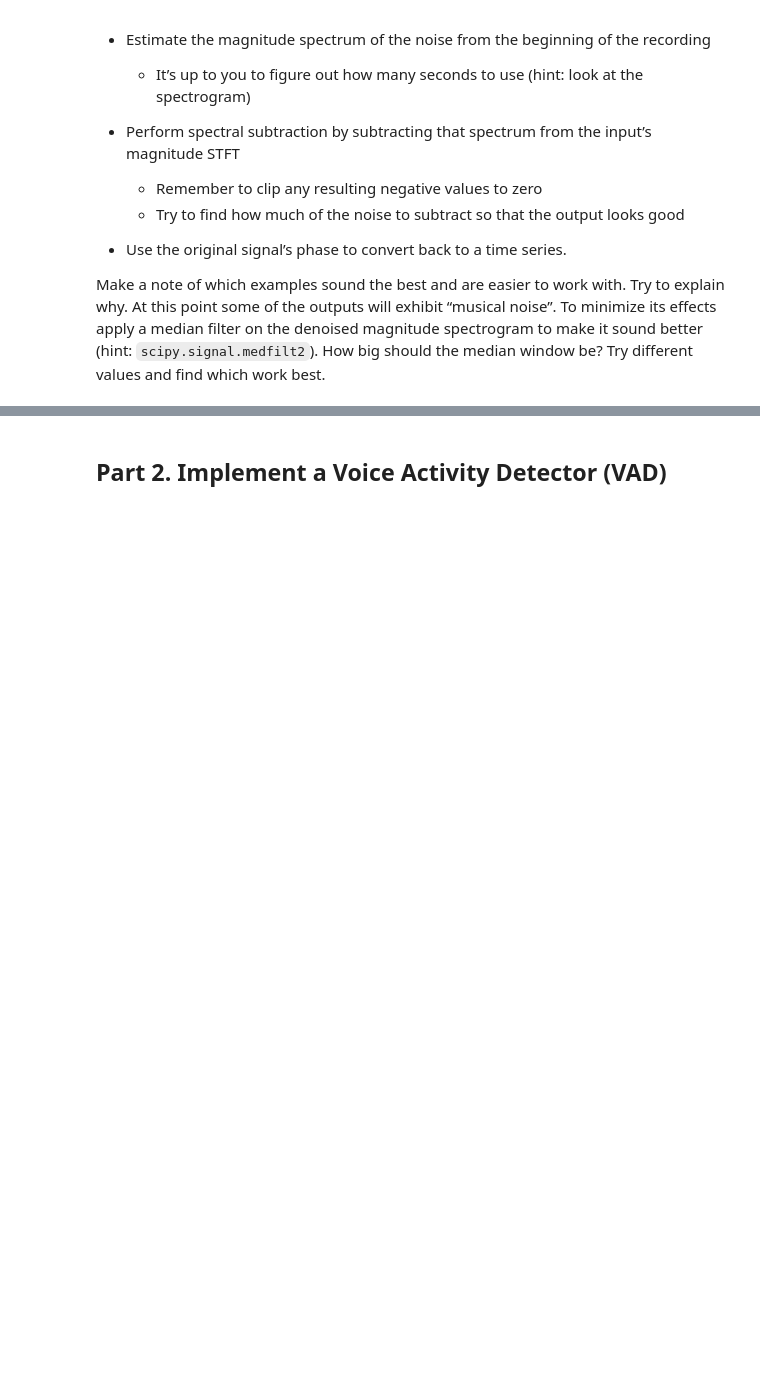
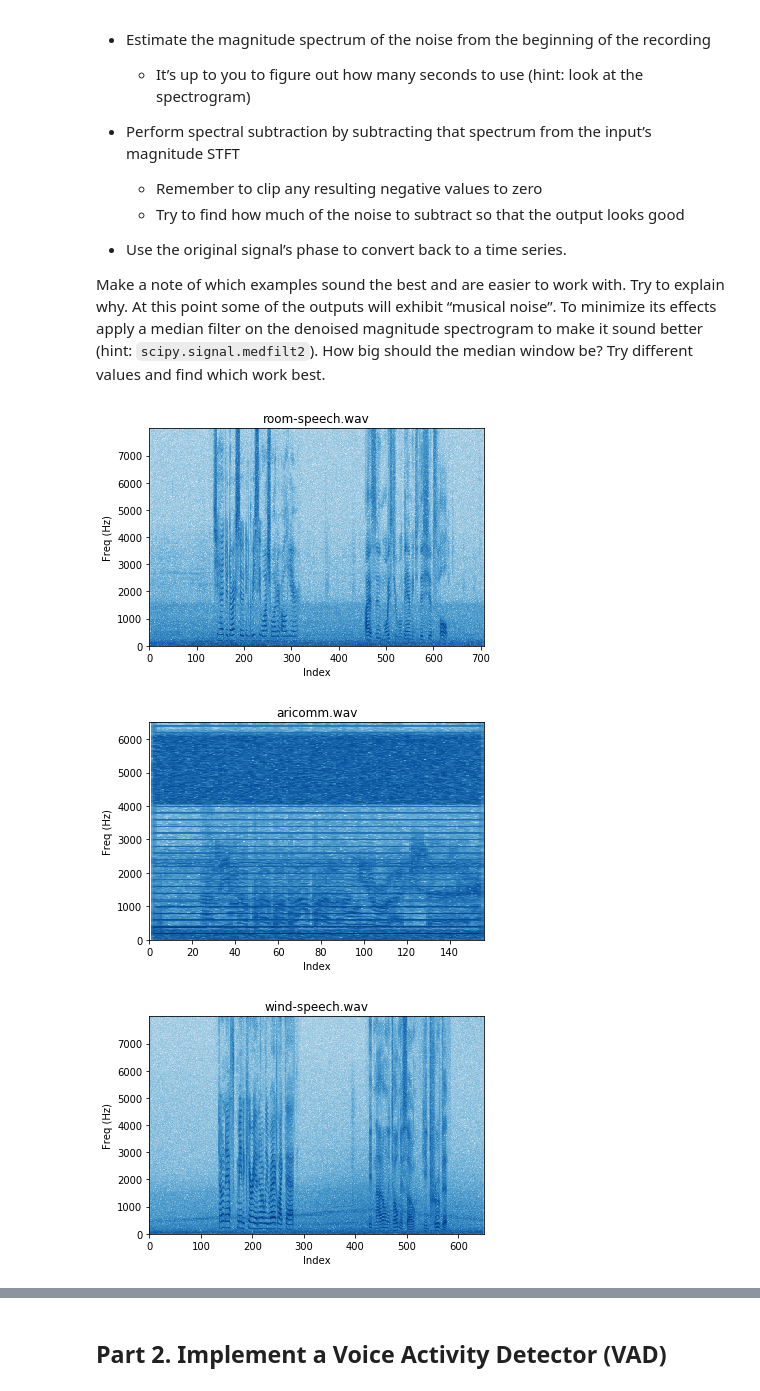
Before and after one commit to taiyingchen/CS498PS, a Jupyter notebook: Lab_6.ipynb, the cells around one changed output, grey strips where cells are left out. Cells and saved outputs as stored; diff of their text form; code cells hidden in the pictures; blank space fills up the shorter version.

```diff
--- a/Lab_6.ipynb
+++ b/Lab_6.ipynb
@@ -30,0 +91,21 @@ raise NotImplementedError()
+# %%
+fs_room, x_room = wavfile.read('data/room-speech.wav')
+fs_atc, x_atc = wavfile.read('data/aircomm.wav')
+fs_wind, x_wind = wavfile.read('data/wind-speech.wav')
+# %%
+dft_size = 1024
+hop_size = 256
+zero_pad = 0
+window = signal.hann(dft_size, sym=False)
+
+X_room = stft(x_room, dft_size, hop_size, zero_pad, window)
+X_atc = stft(x_atc, dft_size, hop_size, zero_pad, window)
+X_wind = stft(x_wind, dft_size, hop_size, zero_pad, window)
+# %%
+plot_spectrogram(x_room, X_room, fs_room, 'room-speech.wav')
+plot_spectrogram(x_atc, X_atc, fs_atc, 'aricomm.wav')
+plot_spectrogram(x_wind, X_wind, fs_wind, 'wind-speech.wav', 1e-5)
+# %% [output]
+[figure, added]
+[figure, added]
+[figure, added]
```
Also changed, not shown: parts of 8 cells of this notebook.
